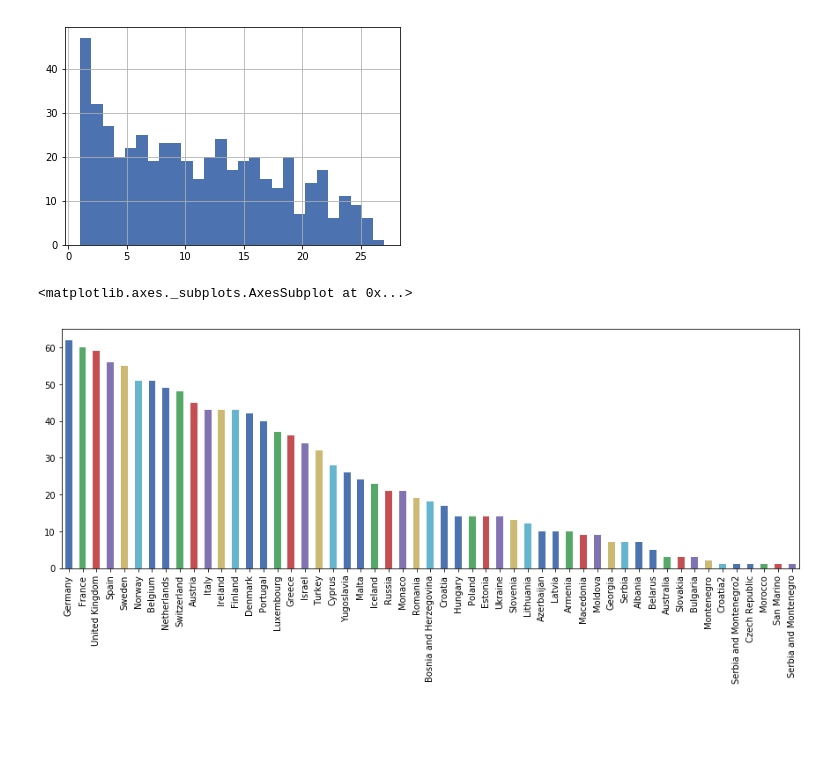
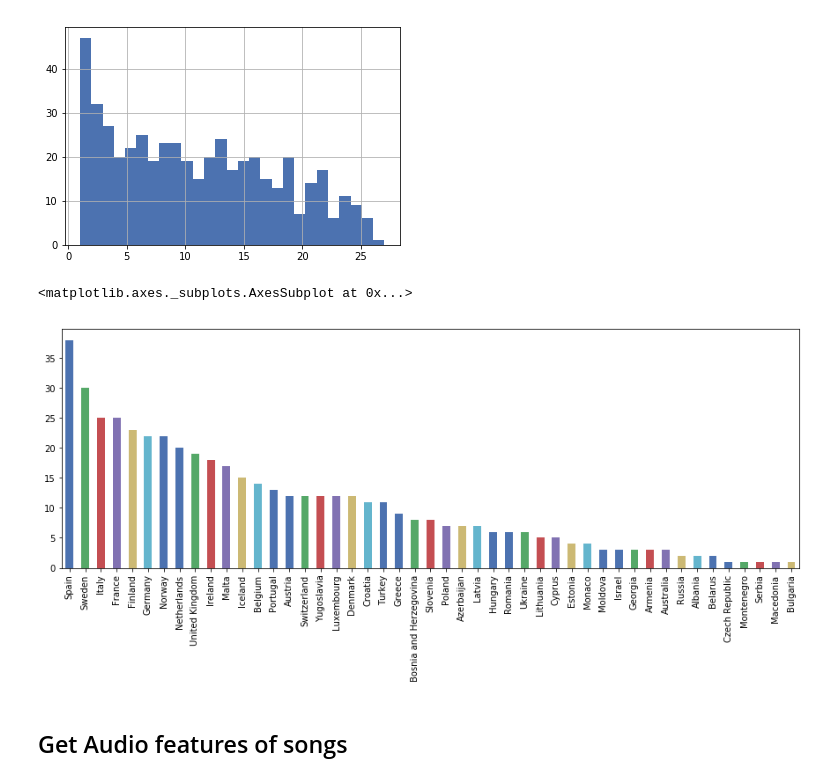
Before and after one commit to eduardbonada/eurovision_songs, a Jupyter notebook: Get Audio Fetures of Eurovision Songs.ipynb, the cells around one changed output. Cells and saved outputs as stored; diff of their text form; code cells hidden in the pictures; blank space fills up the shorter version.

Commit message:
download audio features and explore

```diff
--- a/Get Audio Fetures of Eurovision Songs.ipynb
+++ b/Get Audio Fetures of Eurovision Songs.ipynb
@@ -107,5 +107,6 @@ Imaani - Found My Light - Acoustic Mix
 # %%
 # create dataframe
 songs_df = pd.DataFrame(songs)
+available_songs = songs_df[songs_df['id'] != '']
 # %%
 # number of songs with id
@@ -139,7 +140,9 @@ songs_df[songs_df['id'] != '']['Rank'].astype('int64').hist(bins=27)
 [figure]
 # %%
 # countries of songs with id
-songs_df['Country'].value_counts().plot(kind='bar', figsize=(15,5))
+available_songs['Country'].value_counts().plot(kind='bar', figsize=(15,5))
 # %% [output]
 <matplotlib.axes._subplots.AxesSubplot at 0x...>
-[figure, old version]
+[figure, new version]
+# %% [markdown]
+## Get Audio features of songs
```
Also changed, not shown: parts of 14 cells of this notebook, 1 other file.
